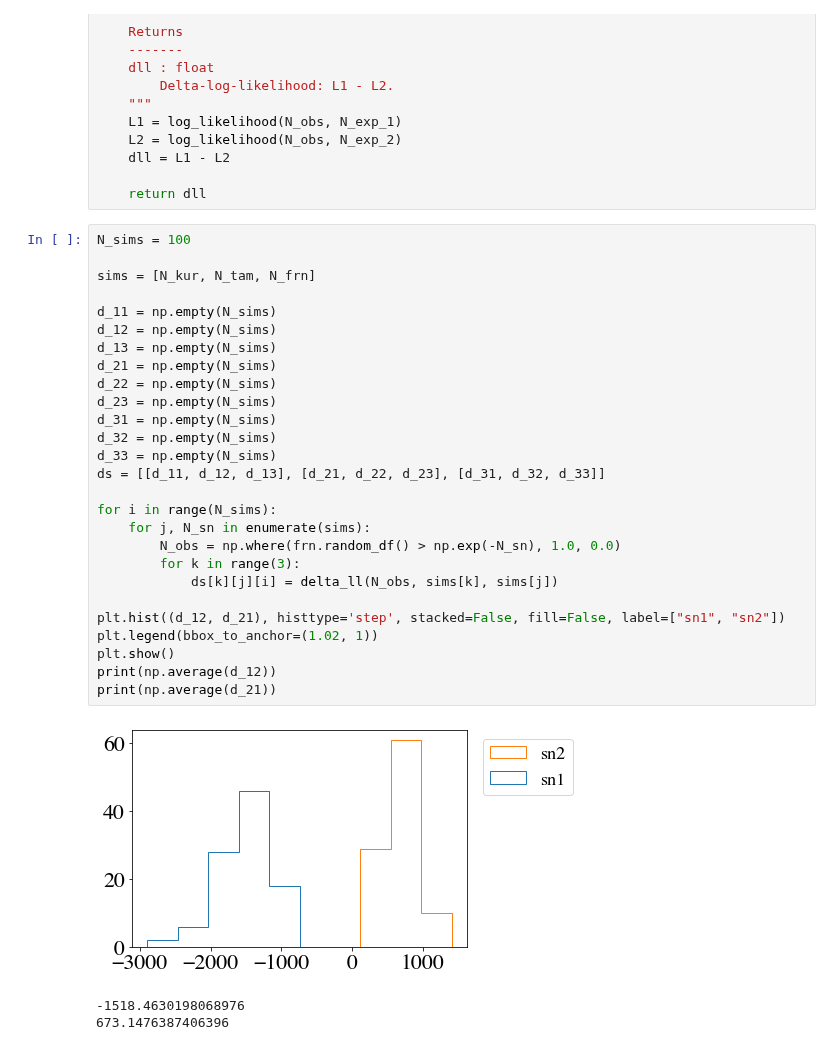
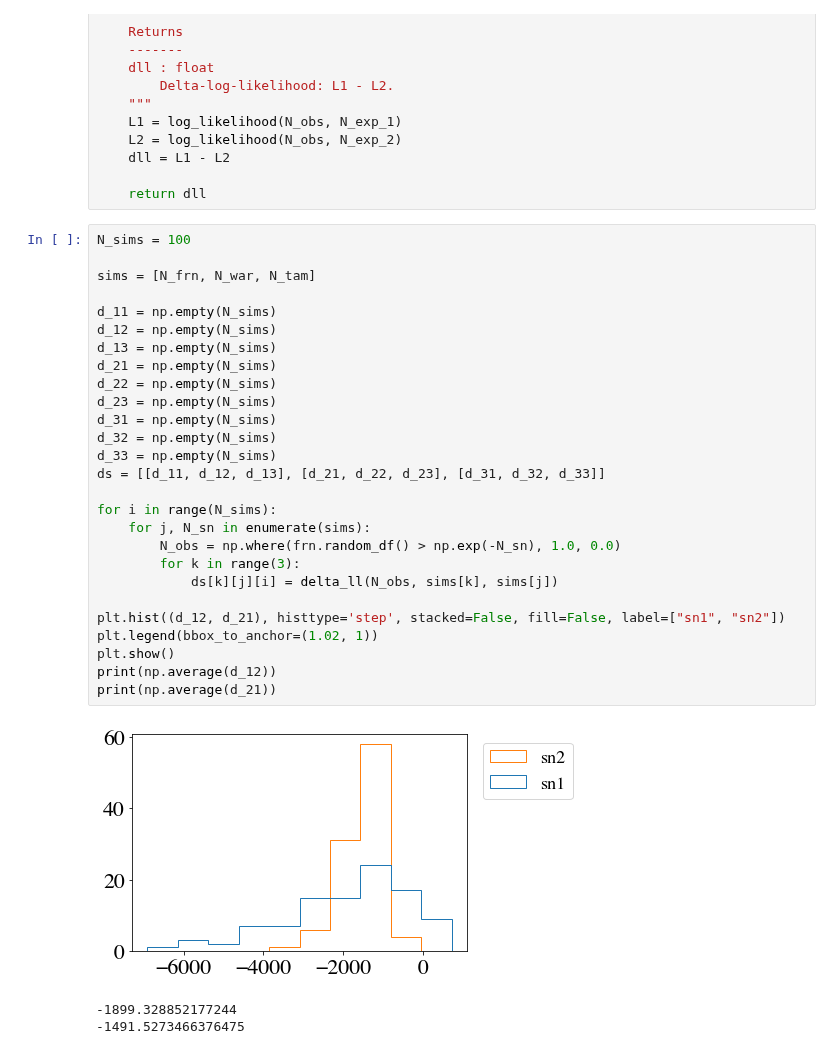
Before and after one commit to joesmolsky/sspike, a Jupyter notebook: notebooks/comp.ipynb, the cells around one changed output. Cells and saved outputs as stored; diff of their text form.

```diff
--- a/notebooks/comp.ipynb
+++ b/notebooks/comp.ipynb
@@ -166,34 +162,34 @@ def delta_ll(N_obs, N_exp_1, N_exp_2):
 # %%
 N_sims = 100
 
-sims = [N_kur, N_tam, N_frn]
+sims = [N_frn, N_war, N_tam]
 
 d_11 = np.empty(N_sims)
 d_12 = np.empty(N_sims)
 d_13 = np.empty(N_sims)
 d_21 = np.empty(N_sims)
 d_22 = np.empty(N_sims)
 d_23 = np.empty(N_sims)
 d_31 = np.empty(N_sims)
 d_32 = np.empty(N_sims)
 d_33 = np.empty(N_sims)
 ds = [[d_11, d_12, d_13], [d_21, d_22, d_23], [d_31, d_32, d_33]]
 
 for i in range(N_sims):
     for j, N_sn in enumerate(sims):
         N_obs = np.where(frn.random_df() > np.exp(-N_sn), 1.0, 0.0)
         for k in range(3):
             ds[k][j][i] = delta_ll(N_obs, sims[k], sims[j])
 
 plt.hist((d_12, d_21), histtype='step', stacked=False, fill=False, label=["sn1", "sn2"])
 plt.legend(bbox_to_anchor=(1.02, 1))
 plt.show()
 print(np.average(d_12))
 print(np.average(d_21))
 # %% [output]
-[figure, old version]
+[figure, new version]
--1518.4630198068976
-673.1476387406396
+-1899.328852177244
+-1491.5273466376475
 # %%
 plt.hist((d_23, d_32), histtype='step', stacked=False, fill=False, label=["sn1", "sn2"])
 plt.legend(bbox_to_anchor=(1.02, 1))
```
Also changed, not shown: parts of 5 cells of this notebook, 5 other files.
